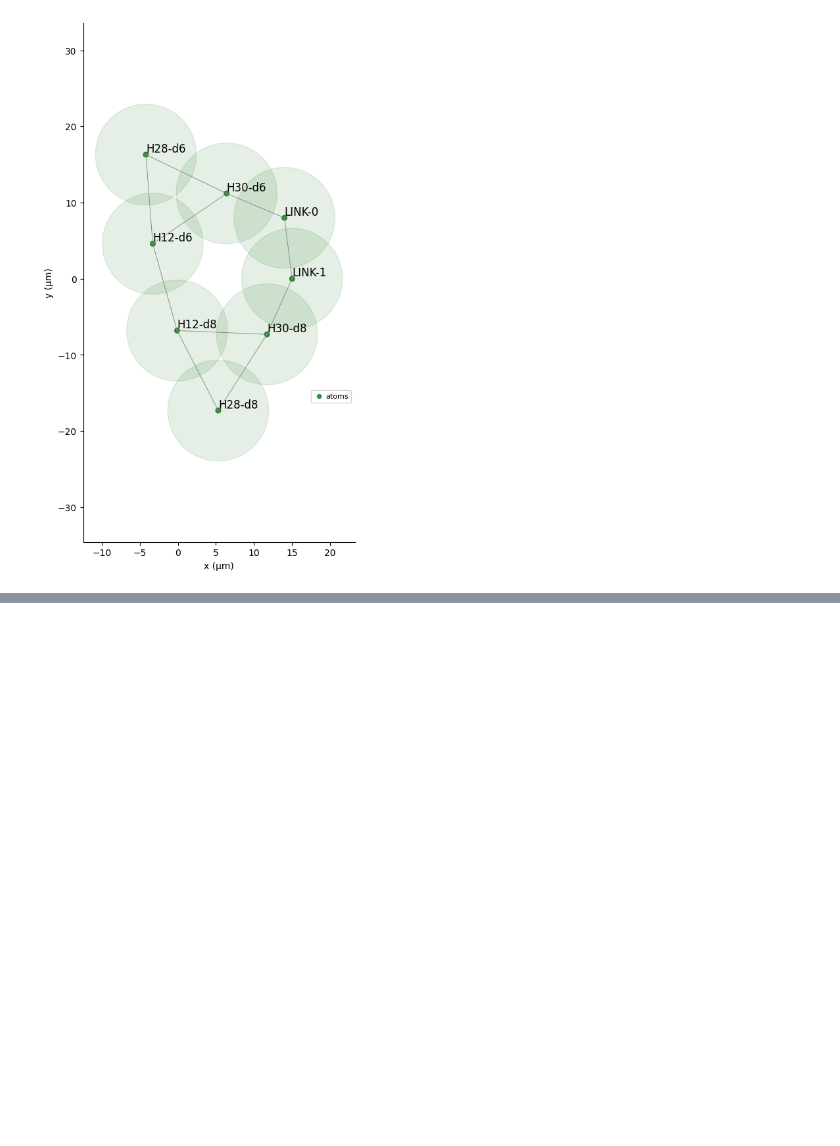
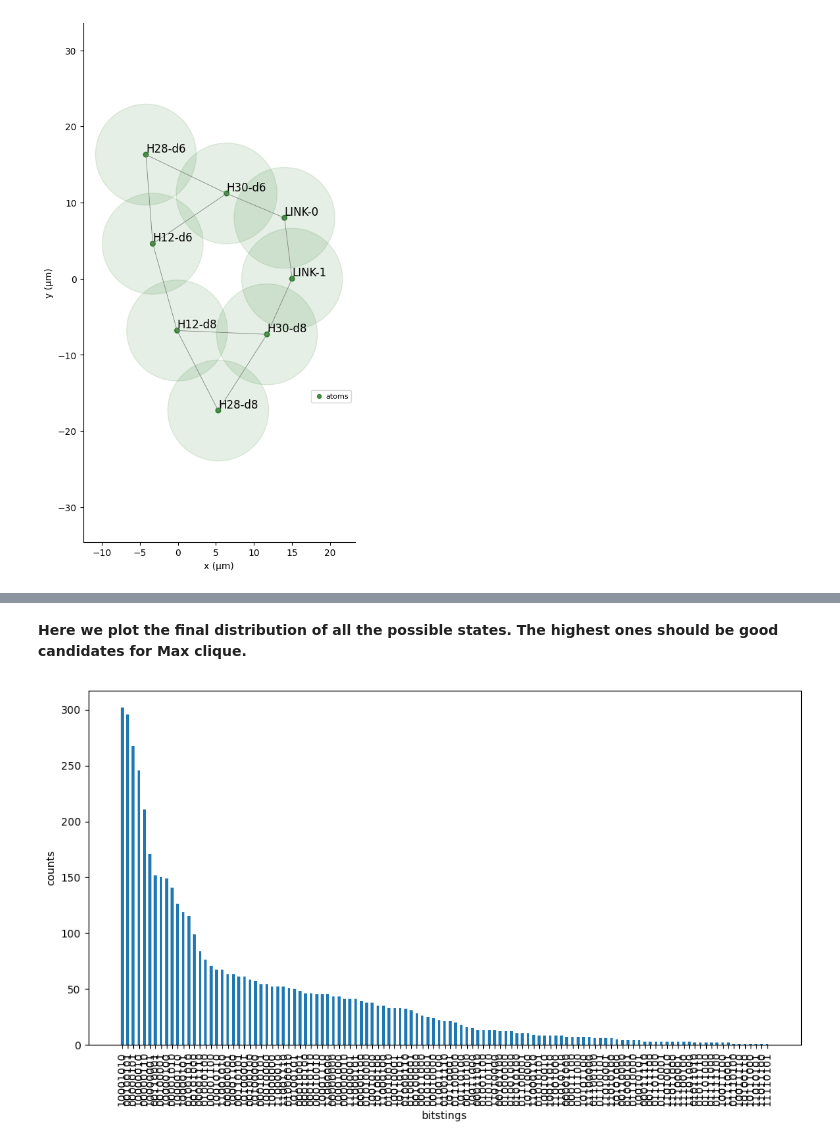
Before and after one commit to M-Garrigues/Quantum-Docking, a Jupyter notebook: notebooks/demo.ipynb, the cells around one changed output, grey strips where cells are left out. Drawn from its saved outputs; the diff is of its cells as text; code cells hidden in the pictures; blank space fills up the shorter version.

```diff
--- a/notebooks/demo.ipynb
+++ b/notebooks/demo.ipynb
@@ -166,3 +171,16 @@ counts_solution_2, opt_param, solution_2 = solver_VQAA(reg,compl, number_best_so
+# %%
+counts_solution, opt_param, solution = solver_VQAA(
+    reg,
+    compl,
+    penalty_term=30,
+    number_best_solutions=3,
+    omega_range=(1, 10),
+    detuning_range=(1, 10),
+    time_range=(2, 16),
+    repetitions=6,
+    simple_sequence=True,
+    complex_sequence=False,
+)
 # %%
 opt_param
 # %% [output]
@@ -172,3 +188,9 @@ array([1.56086437e+04, 3.88872681e+00, 2.91085773e+00])
+# %% [markdown]
+**Here we plot the final distribution of all the possible states. The highest ones should be good candidates for Max clique.**
+# %%
+plot_distribution(counts_solution)
+# %% [output]
+[figure, added]
 # %%
 I = approx.maximum_independent_set(compl)
 print(f"Maximum independent set of G: {I}")
```
Also changed, not shown: parts of 36 cells of this notebook, 6 other files.
